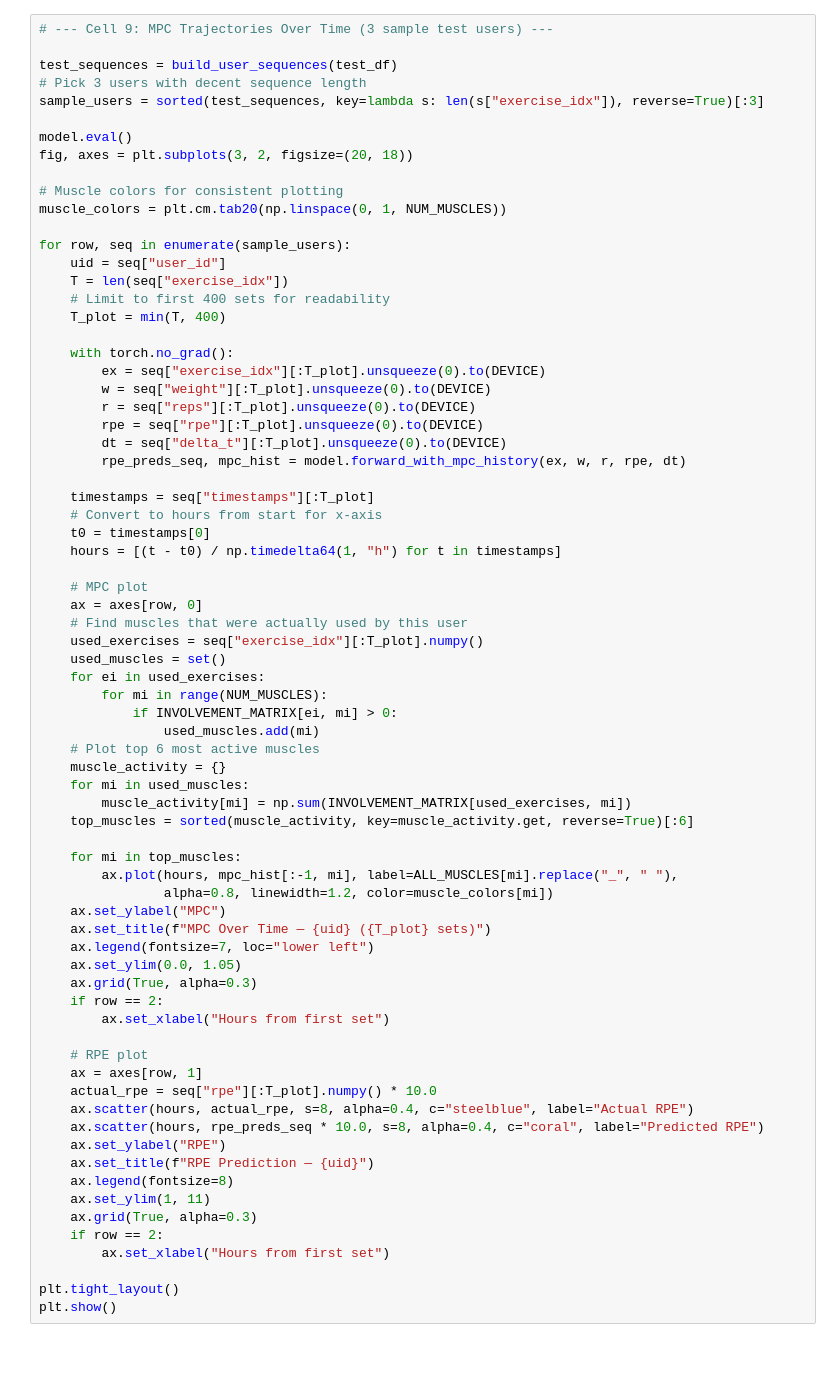
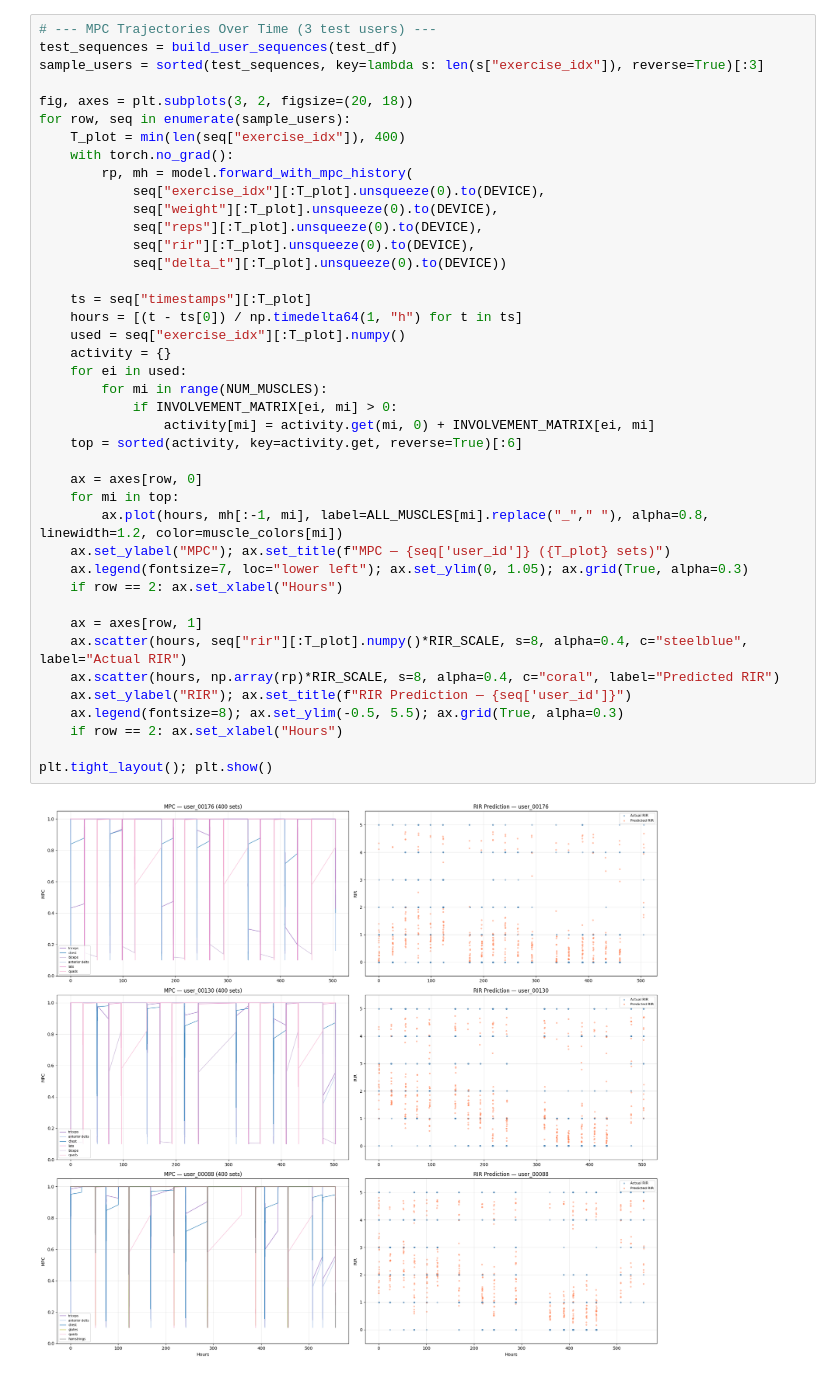
Before and after one commit to deepgain/mpc-poc, a Jupyter notebook: explore_model.ipynb, the cells around one changed output. Drawn from its saved outputs; the diff is of its cells as text.

```diff
--- a/explore_model.ipynb
+++ b/explore_model.ipynb
@@ -498,74 +287,44 @@ plt.show()
 # %%
-# --- Cell 9: MPC Trajectories Over Time (3 sample test users) ---
-
+# --- MPC Trajectories Over Time (3 test users) ---
 test_sequences = build_user_sequences(test_df)
-# Pick 3 users with decent sequence length
 sample_users = sorted(test_sequences, key=lambda s: len(s["exercise_idx"]), reverse=True)[:3]
 
-model.eval()
 fig, axes = plt.subplots(3, 2, figsize=(20, 18))
+for row, seq in enumerate(sample_users):
+    T_plot = min(len(seq["exercise_idx"]), 400)
+    with torch.no_grad():
+        rp, mh = model.forward_with_mpc_history(
+            seq["exercise_idx"][:T_plot].unsqueeze(0).to(DEVICE),
+            seq["weight"][:T_plot].unsqueeze(0).to(DEVICE),
+            seq["reps"][:T_plot].unsqueeze(0).to(DEVICE),
+            seq["rir"][:T_plot].unsqueeze(0).to(DEVICE),
+            seq["delta_t"][:T_plot].unsqueeze(0).to(DEVICE))
 
-# Muscle colors for consistent plotting
-muscle_colors = plt.cm.tab20(np.linspace(0, 1, NUM_MUSCLES))
-
-for row, seq in enumerate(sample_users):
-    uid = seq["user_id"]
-    T = len(seq["exercise_idx"])
-    # Limit to first 400 sets for readability
-    T_plot = min(T, 400)
-
-    with torch.no_grad():
-        ex = seq["exercise_idx"][:T_plot].unsqueeze(0).to(DEVICE)
-        w = seq["weight"][:T_plot].unsqueeze(0).to(DEVICE)
-        r = seq["reps"][:T_plot].unsqueeze(0).to(DEVICE)
-        rpe = seq["rpe"][:T_plot].unsqueeze(0).to(DEVICE)
-        dt = seq["delta_t"][:T_plot].unsqueeze(0).to(DEVICE)
-        rpe_preds_seq, mpc_hist = model.forward_with_mpc_history(ex, w, r, rpe, dt)
-
-    timestamps = seq["timestamps"][:T_plot]
-    # Convert to hours from start for x-axis
-    t0 = timestamps[0]
-    hours = [(t - t0) / np.timedelta64(1, "h") for t in timestamps]
-
-    # MPC plot
-    ax = axes[row, 0]
-    # Find muscles that were actually used by this user
-    used_exercises = seq["exercise_idx"][:T_plot].numpy()
-    used_muscles = set()
-    for ei in used_exercises:
+    ts = seq["timestamps"][:T_plot]
+    hours = [(t - ts[0]) / np.timedelta64(1, "h") for t in ts]
+    used = seq["exercise_idx"][:T_plot].numpy()
+    activity = {}
+    for ei in used:
         for mi in range(NUM_MUSCLES):
             if INVOLVEMENT_MATRIX[ei, mi] > 0:
-                used_muscles.add(mi)
-    # Plot top 6 most active muscles
-    muscle_activity = {}
-    for mi in used_muscles:
-        muscle_activity[mi] = np.sum(INVOLVEMENT_MATRIX[used_exercises, mi])
-    top_muscles = sorted(muscle_activity, key=muscle_activity.get, reverse=True)[:6]
+                activity[mi] = activity.get(mi, 0) + INVOLVEMENT_MATRIX[ei, mi]
+    top = sorted(activity, key=activity.get, reverse=True)[:6]
 
-    for mi in top_muscles:
-        ax.plot(hours, mpc_hist[:-1, mi], label=ALL_MUSCLES[mi].replace("_", " "),
-                alpha=0.8, linewidth=1.2, color=muscle_colors[mi])
-    ax.set_ylabel("MPC")
-    ax.set_title(f"MPC Over Time — {uid} ({T_plot} sets)")
-    ax.legend(fontsize=7, loc="lower left")
-    ax.set_ylim(0.0, 1.05)
-    ax.grid(True, alpha=0.3)
-    if row == 2:
-        ax.set_xlabel("Hours from first set")
+    ax = axes[row, 0]
+    for mi in top:
+        ax.plot(hours, mh[:-1, mi], label=ALL_MUSCLES[mi].replace("_"," "), alpha=0.8, linewidth=1.2, color=muscle_colors[mi])
+    ax.set_ylabel("MPC"); ax.set_title(f"MPC — {seq['user_id']} ({T_plot} sets)")
+    ax.legend(fontsize=7, loc="lower left"); ax.set_ylim(0, 1.05); ax.grid(True, alpha=0.3)
+    if row == 2: ax.set_xlabel("Hours")
 
-    # RPE plot
     ax = axes[row, 1]
-    actual_rpe = seq["rpe"][:T_plot].numpy() * 10.0
-    ax.scatter(hours, actual_rpe, s=8, alpha=0.4, c="steelblue", label="Actual RPE")
-    ax.scatter(hours, rpe_preds_seq * 10.0, s=8, alpha=0.4, c="coral", label="Predicted RPE")
-    ax.set_ylabel("RPE")
-    ax.set_title(f"RPE Prediction — {uid}")
-    ax.legend(fontsize=8)
-    ax.set_ylim(1, 11)
-    ax.grid(True, alpha=0.3)
-    if row == 2:
-        ax.set_xlabel("Hours from first set")
+    ax.scatter(hours, seq["rir"][:T_plot].numpy()*RIR_SCALE, s=8, alpha=0.4, c="steelblue", label="Actual RIR")
+    ax.scatter(hours, np.array(rp)*RIR_SCALE, s=8, alpha=0.4, c="coral", label="Predicted RIR")
+    ax.set_ylabel("RIR"); ax.set_title(f"RIR Prediction — {seq['user_id']}")
+    ax.legend(fontsize=8); ax.set_ylim(-0.5, 5.5); ax.grid(True, alpha=0.3)
+    if row == 2: ax.set_xlabel("Hours")
 
-plt.tight_layout()
-plt.show()
+plt.tight_layout(); plt.show()
+# %% [output]
+[figure, added]
 # %%
```
Also changed, not shown: parts of 21 cells of this notebook, 5 other files.
